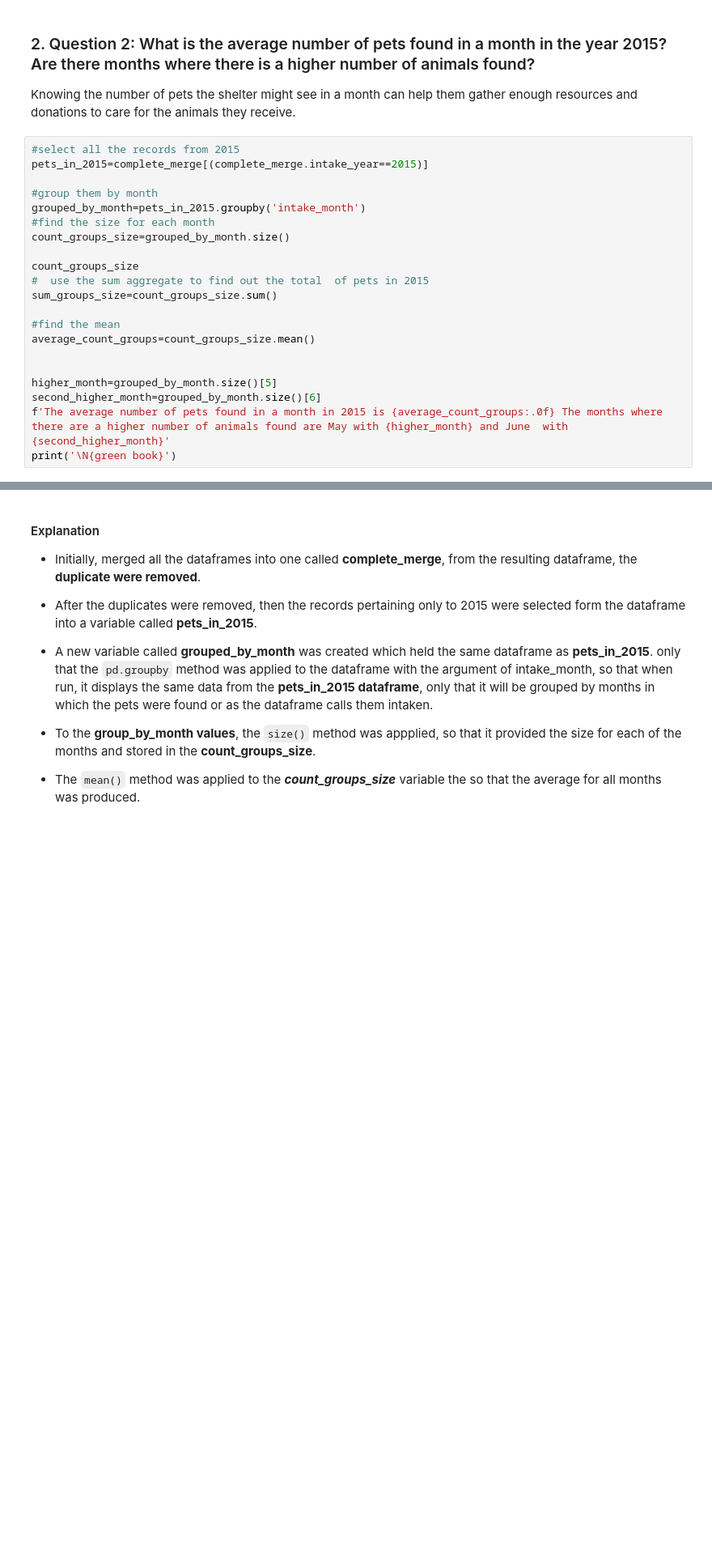
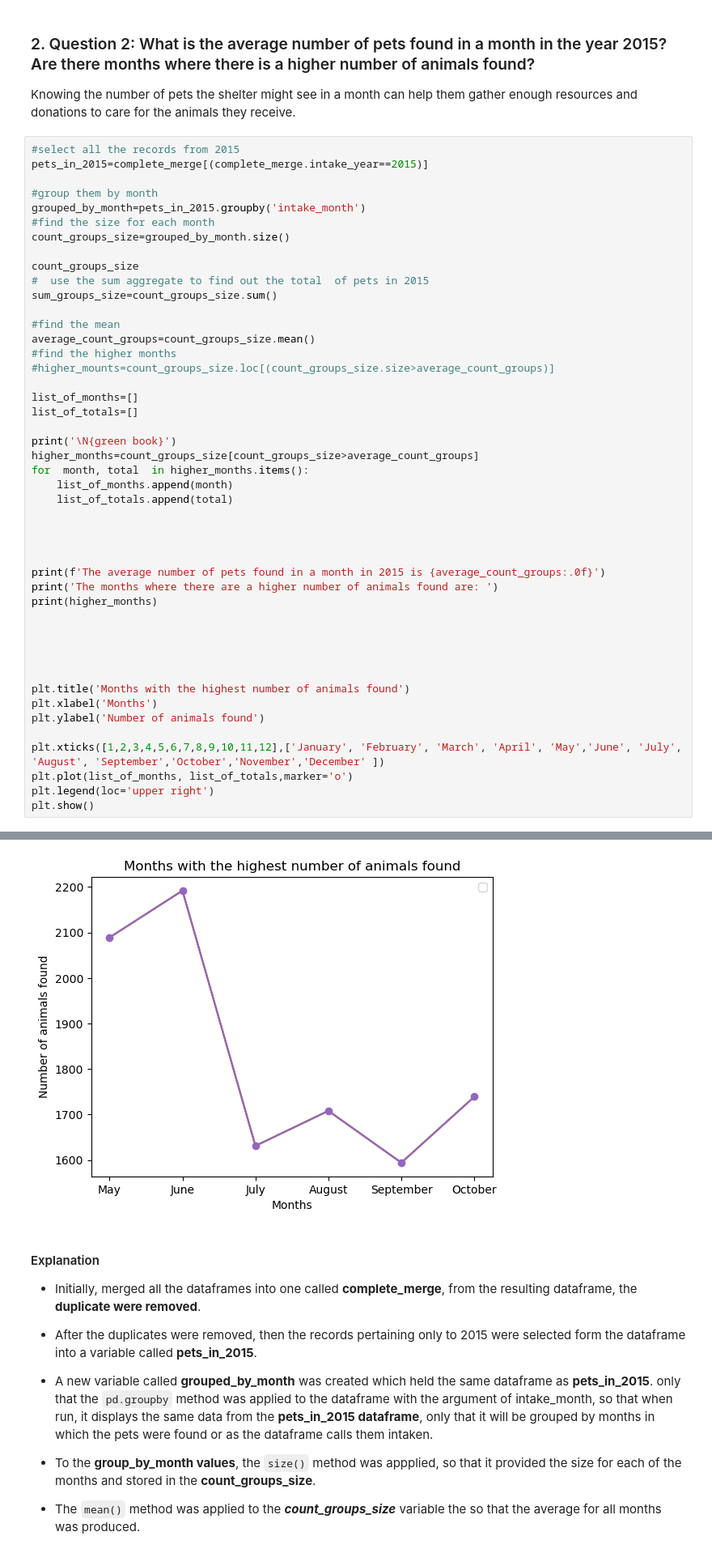
Before and after one commit to sahvsergio/treehouse_data_analysis_techdegree_unit5, a Jupyter notebook: Pet Shelter Analysis.ipynb, the cells around one changed output, grey strips where cells are left out. Shown at 81% size. Cells and saved outputs as stored; diff of their text form; blank space fills up the shorter version.

```diff
--- a/Pet Shelter Analysis.ipynb
+++ b/Pet Shelter Analysis.ipynb
@@ -418,9 +430,35 @@ sum_groups_size=count_groups_size.sum()
 
 #find the mean
 average_count_groups=count_groups_size.mean()
+#find the higher months
+#higher_mounts=count_groups_size.loc[(count_groups_size.size>average_count_groups)]
+
+list_of_months=[]
+list_of_totals=[]
+
+print('\N{green book}')
+higher_months=count_groups_size[count_groups_size>average_count_groups]
+for  month, total  in higher_months.items():
+    list_of_months.append(month)
+    list_of_totals.append(total)
 
 
-higher_month=grouped_by_month.size()[5]
-second_higher_month=grouped_by_month.size()[6]
-f'The average number of pets found in a month in 2015 is {average_count_groups:.0f} The months where there are a higher number of animals found are May with {higher_month} and June  with {second_higher_month}'
-print('\N{green book}')
+
+
+print(f'The average number of pets found in a month in 2015 is {average_count_groups:.0f}')
+print('The months where there are a higher number of animals found are: ')
+print(higher_months)
+
+
+
+
+
+plt.title('Months with the highest number of animals found')
+plt.xlabel('Months')
+plt.ylabel('Number of animals found')
+
+plt.xticks([1,2,3,4,5,6,7,8,9,10,11,12],['January', 'February', 'March', 'April', 'May','June', 'July', 'August', 'September','October','November','December' ])
+plt.plot(list_of_months, list_of_totals,marker='o')
+plt.legend(loc='upper right')
+plt.show()
+# %% [output]
@@ -427,3 +476,4 @@ print('\N{green book}')
+[figure, added]
 # %% [markdown]
 ####  Explanation
 
```
Also changed, not shown: parts of 6 cells of this notebook.
